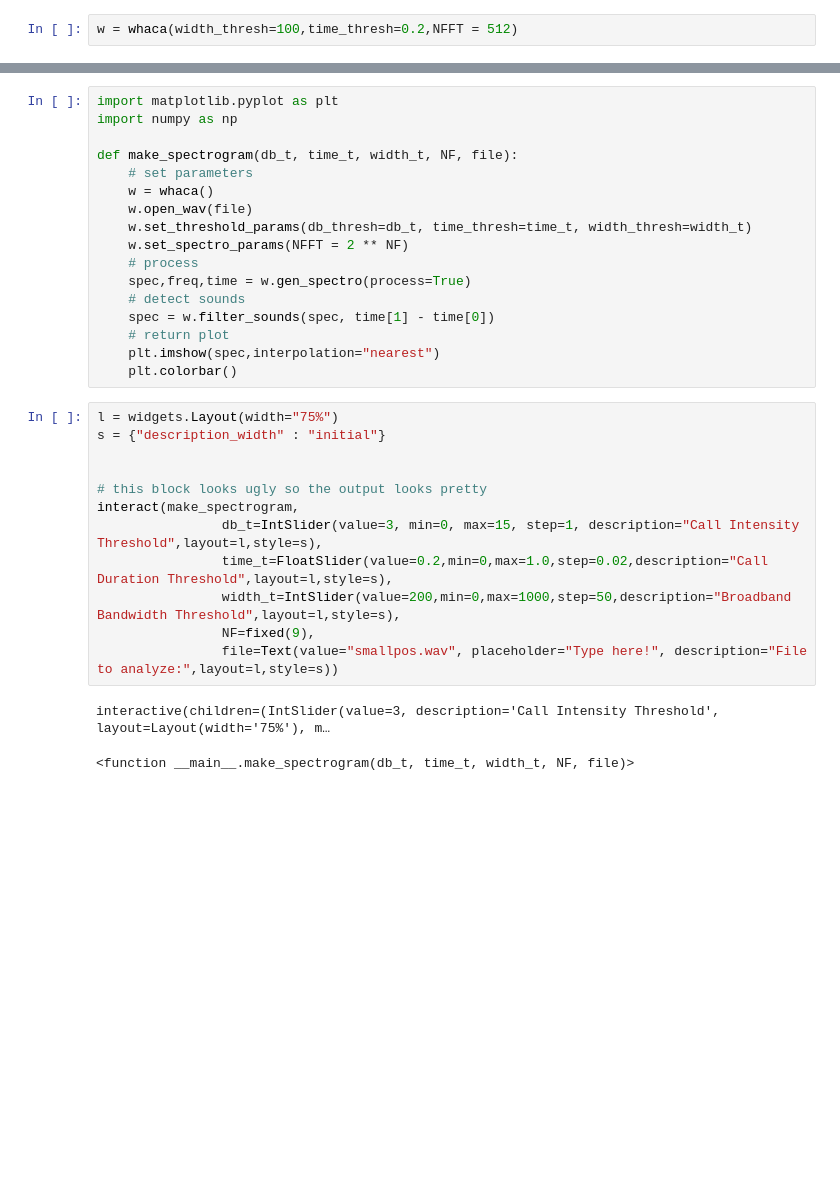
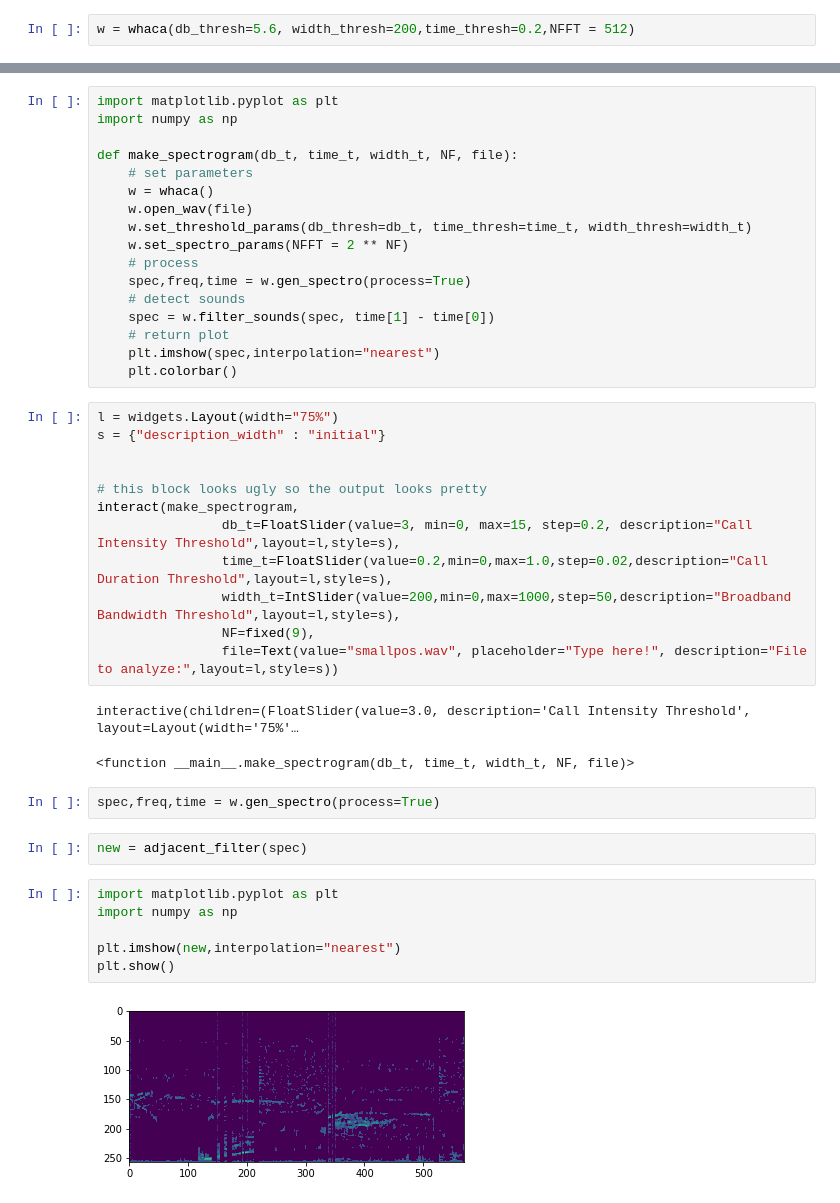
Before and after one commit to s-kganz/whalecalls, a Jupyter notebook: whaca.ipynb, the cells around one changed output, grey strips where cells are left out. Cells and saved outputs as stored; diff of their text form; blank space fills up the shorter version.

```diff
--- a/whaca.ipynb
+++ b/whaca.ipynb
@@ -4,7 +4,7 @@
 # %%
 from scripts.whaca import whaca
 # %%
-w = whaca(width_thresh=100,time_thresh=0.2,NFFT = 512)
+w = whaca(db_thresh=5.6, width_thresh=200,time_thresh=0.2,NFFT = 512)
 # %%
 # w.open_wav("smallneg.wav")
 # w.open_url("https://sweet.tunes.org/")
@@ -54,11 +54,23 @@ s = {"description_width" : "initial"}
 
 # this block looks ugly so the output looks pretty
 interact(make_spectrogram,
-                db_t=IntSlider(value=3, min=0, max=15, step=1, description="Call Intensity Threshold",layout=l,style=s),
+                db_t=FloatSlider(value=3, min=0, max=15, step=0.2, description="Call Intensity Threshold",layout=l,style=s),
                 time_t=FloatSlider(value=0.2,min=0,max=1.0,step=0.02,description="Call Duration Threshold",layout=l,style=s),
                 width_t=IntSlider(value=200,min=0,max=1000,step=50,description="Broadband Bandwidth Threshold",layout=l,style=s),
                 NF=fixed(9),
                 file=Text(value="smallpos.wav", placeholder="Type here!", description="File to analyze:",layout=l,style=s))
 # %% [output]
-interactive(children=(IntSlider(value=3, description='Call Intensity Threshold', layout=Layout(width='75%'), m…
+interactive(children=(FloatSlider(value=3.0, description='Call Intensity Threshold', layout=Layout(width='75%'…
 <function __main__.make_spectrogram(db_t, time_t, width_t, NF, file)>
+# %%
+spec,freq,time = w.gen_spectro(process=True)
+# %%
+new = adjacent_filter(spec)
+# %%
+import matplotlib.pyplot as plt
+import numpy as np
+
+plt.imshow(new,interpolation="nearest")
+plt.show()
+# %% [output]
+[figure, added]
```
Also changed, not shown: parts of 8 cells of this notebook.
